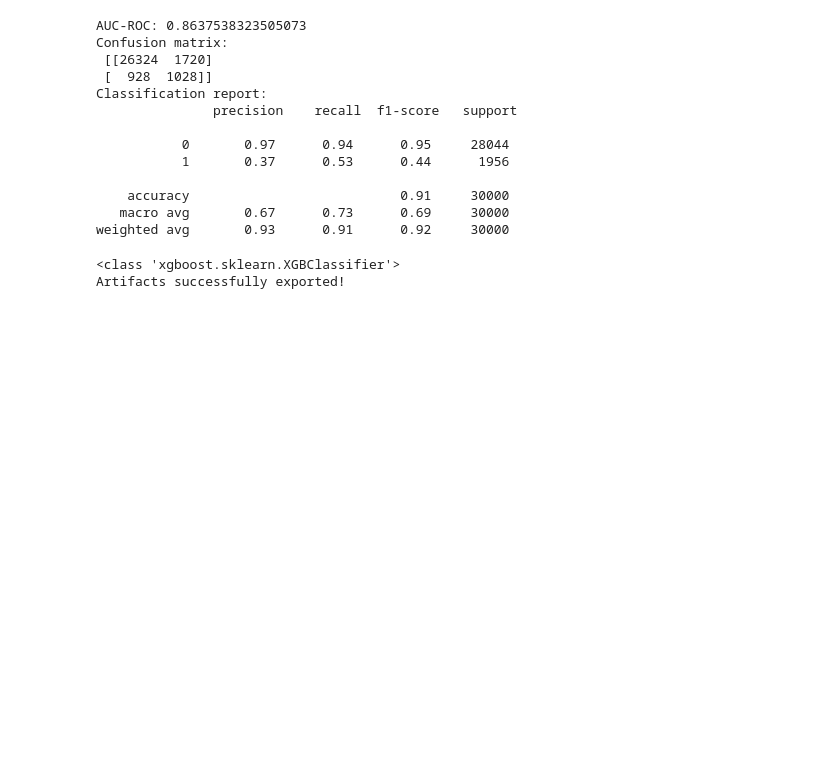
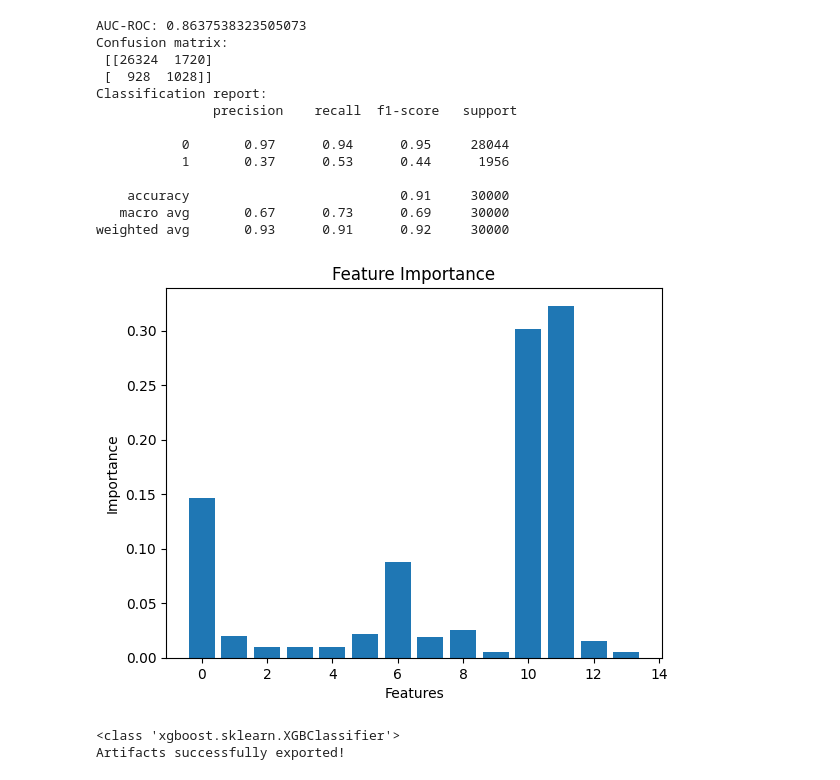
Before and after one commit to Roronoa-Zoro5/credit-risk-api, a Jupyter notebook: Notebooks/03_modeling.ipynb, the cells around one changed output. Saved outputs shown, nothing was run; the diff lists cells and outputs as text; code cells hidden in the pictures; blank space fills up the shorter version.

```diff
--- a/Notebooks/03_modeling.ipynb
+++ b/Notebooks/03_modeling.ipynb
@@ -242,3 +242,17 @@ Classification report:
     accuracy                           0.91     30000
    macro avg       0.67      0.73      0.69     30000
 weighted avg       0.93      0.91      0.92     30000
+# %%
+import matplotlib.pyplot as plt
+
+importance = xgb.feature_importances_
+features = range(x_train.shape[1])
+
+# Plot with Matplotlib
+plt.bar(features, importance)
+plt.xlabel("Features")
+plt.ylabel("Importance")
+plt.title("Feature Importance")
+plt.show()
+# %% [output]
+[figure, added]
```
Also changed, not shown: parts of 1 cell of this notebook.
